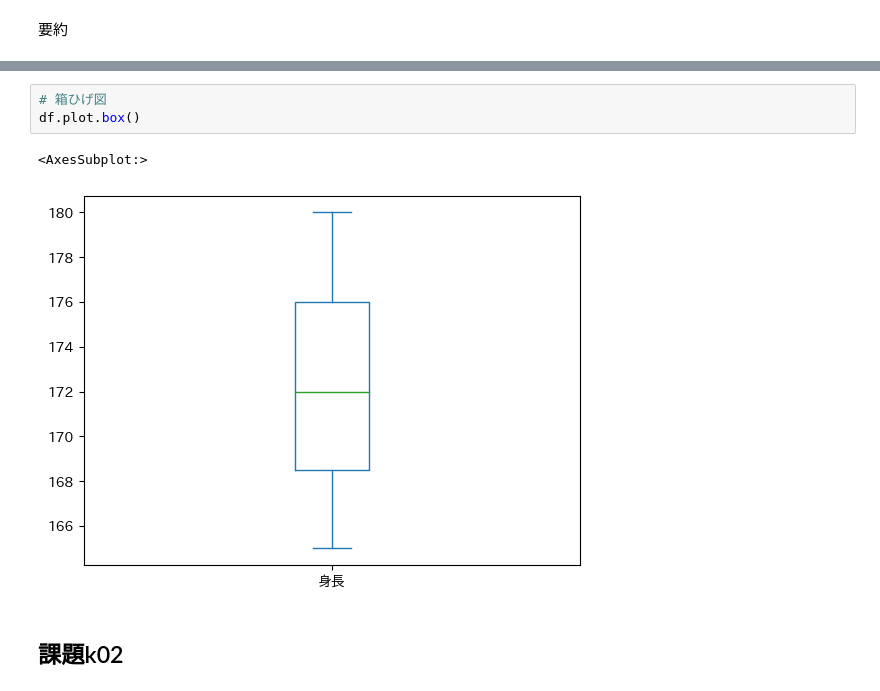
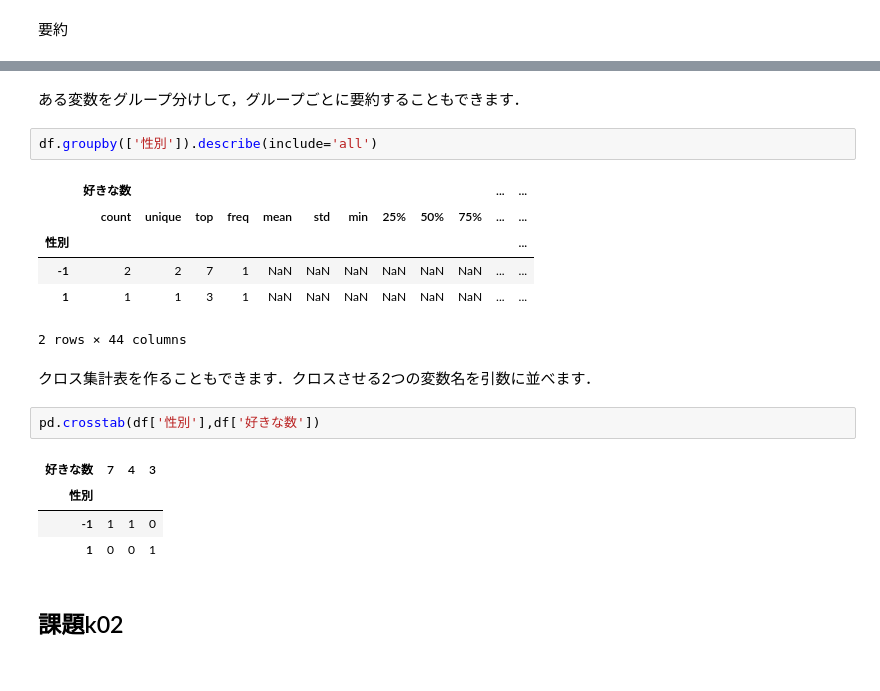
Before and after one commit to helmenov/psp2, a Jupyter notebook: d06/d06_01.ipynb, the cells around one changed output, grey strips where cells are left out. Saved outputs shown, nothing was run; the diff lists cells and outputs as text.

```diff
--- a/d06/d06_01.ipynb
+++ b/d06/d06_01.ipynb
@@ -492,8 +601,22 @@ df.plot.hist(bins=10)
-# %%
-# 箱ひげ図
-df.plot.box()
-# %% [output]
-<AxesSubplot:>
-[figure, removed]
+# %% [markdown]
+ある変数をグループ分けして，グループごとに要約することもできます．
+# %%
+df.groupby(['性別']).describe(include='all')
+# %% [output]
+|  | 好きな数 |  |  |  |  |  |  |  |  |  | ... | ... |
+|  | count | unique | top | freq | mean | std | min | 25% | 50% | 75% | ... | ... |
+| 性別 |  |  |  |  |  |  |  |  |  |  |  | ... |
+| -1 | 2 | 2 | 7 | 1 | NaN | NaN | NaN | NaN | NaN | NaN | ... | ... |
+| 1 | 1 | 1 | 3 | 1 | NaN | NaN | NaN | NaN | NaN | NaN | ... | ... |
+2 rows × 44 columns
+# %% [markdown]
+クロス集計表を作ることもできます．クロスさせる2つの変数名を引数に並べます．
+# %%
+pd.crosstab(df['性別'],df['好きな数'])
+# %% [output]
+| 好きな数 | 7 | 4 | 3 |
+| 性別 |  |  |  |
+| -1 | 1 | 1 | 0 |
+| 1 | 0 | 0 | 1 |
 # %% [markdown]
 ## 課題k02
```
Also changed, not shown: parts of 44 cells of this notebook, 5 other files.
